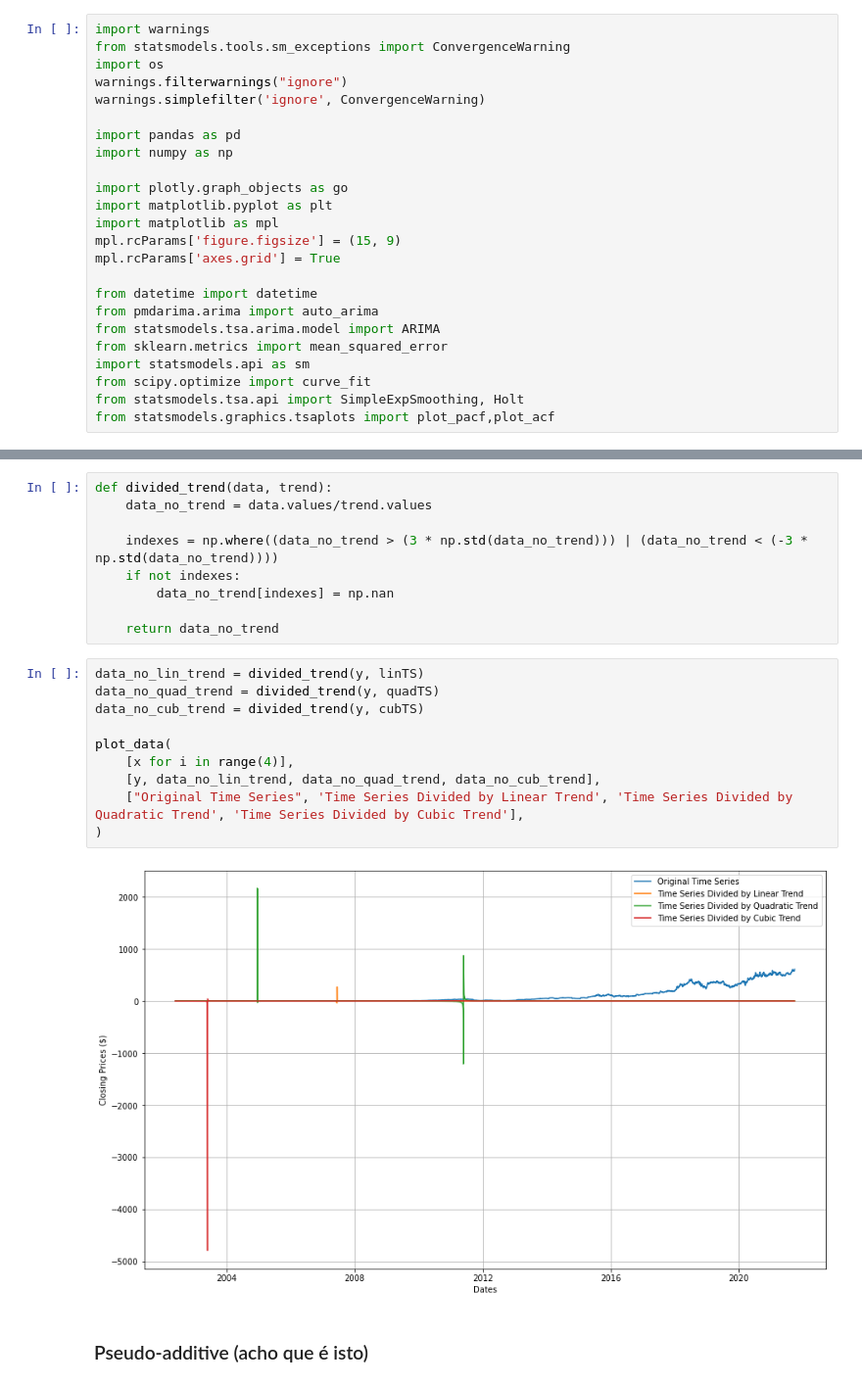
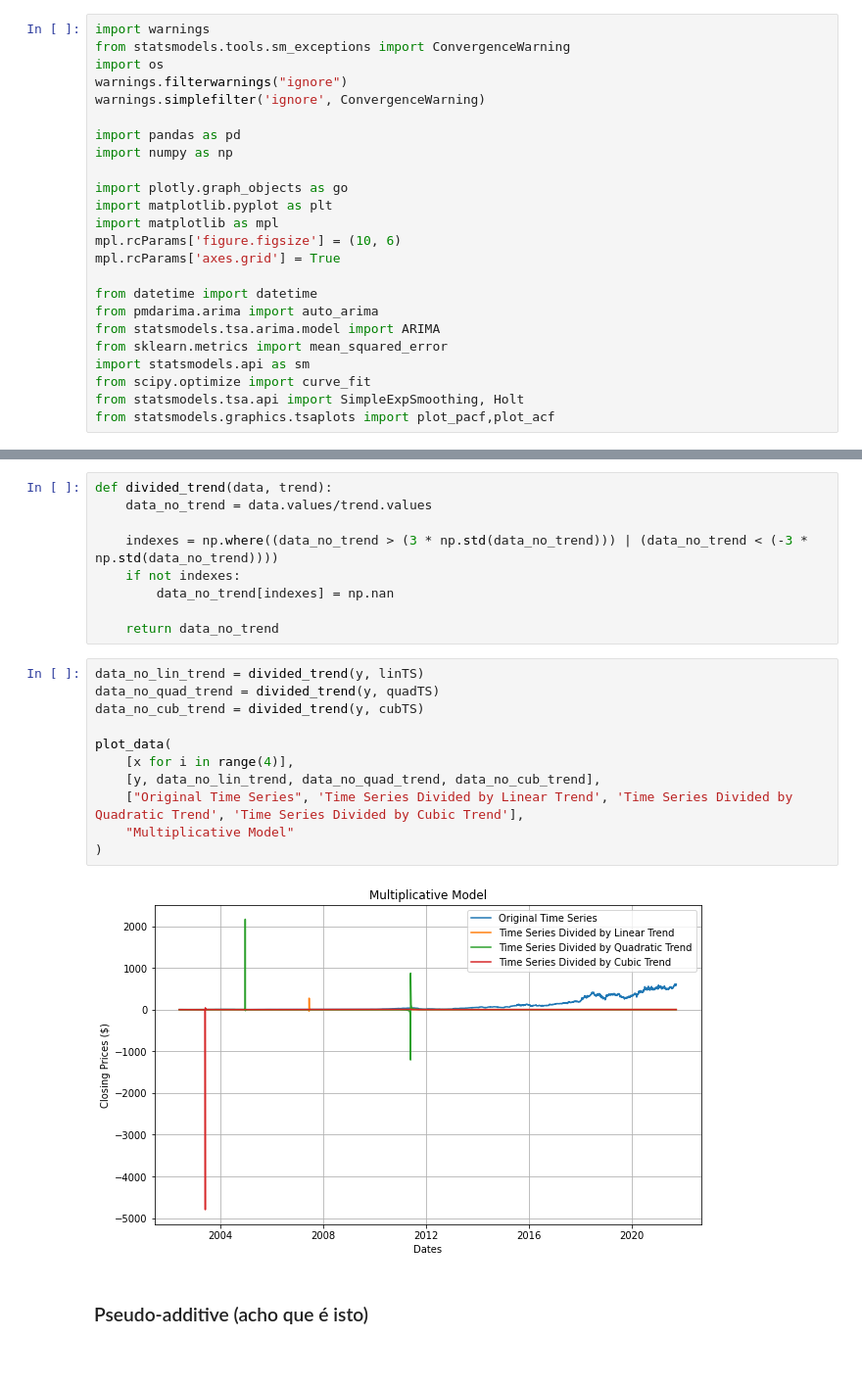
Before and after one commit to tfernandes14/ASTP-Project, a Jupyter notebook: Project.ipynb, the cells around one changed output, grey strips where cells are left out. Shown at 98% size. Drawn from its saved outputs; the diff is of its cells as text; blank space fills up the shorter version.

```diff
--- a/Project.ipynb
+++ b/Project.ipynb
@@ -11,7 +11,7 @@ import numpy as np
 import plotly.graph_objects as go
 import matplotlib.pyplot as plt
 import matplotlib as mpl
-mpl.rcParams['figure.figsize'] = (15, 9)
+mpl.rcParams['figure.figsize'] = (10, 6)
 mpl.rcParams['axes.grid'] = True
 
 from datetime import datetime
@@ -211,15 +202,16 @@ def divided_trend(data, trend):
 # %%
 data_no_lin_trend = divided_trend(y, linTS)
 data_no_quad_trend = divided_trend(y, quadTS)
 data_no_cub_trend = divided_trend(y, cubTS)
 
 plot_data(
     [x for i in range(4)],
     [y, data_no_lin_trend, data_no_quad_trend, data_no_cub_trend],
     ["Original Time Series", 'Time Series Divided by Linear Trend', 'Time Series Divided by Quadratic Trend', 'Time Series Divided by Cubic Trend'],
+    "Multiplicative Model"
 )
 # %% [output]
-[figure, old version]
+[figure, new version]
 # %% [markdown]
 ### Pseudo-additive (acho que é isto)
 # %% [markdown]
```
Also changed, not shown: parts of 40 cells of this notebook, 43 other files.
